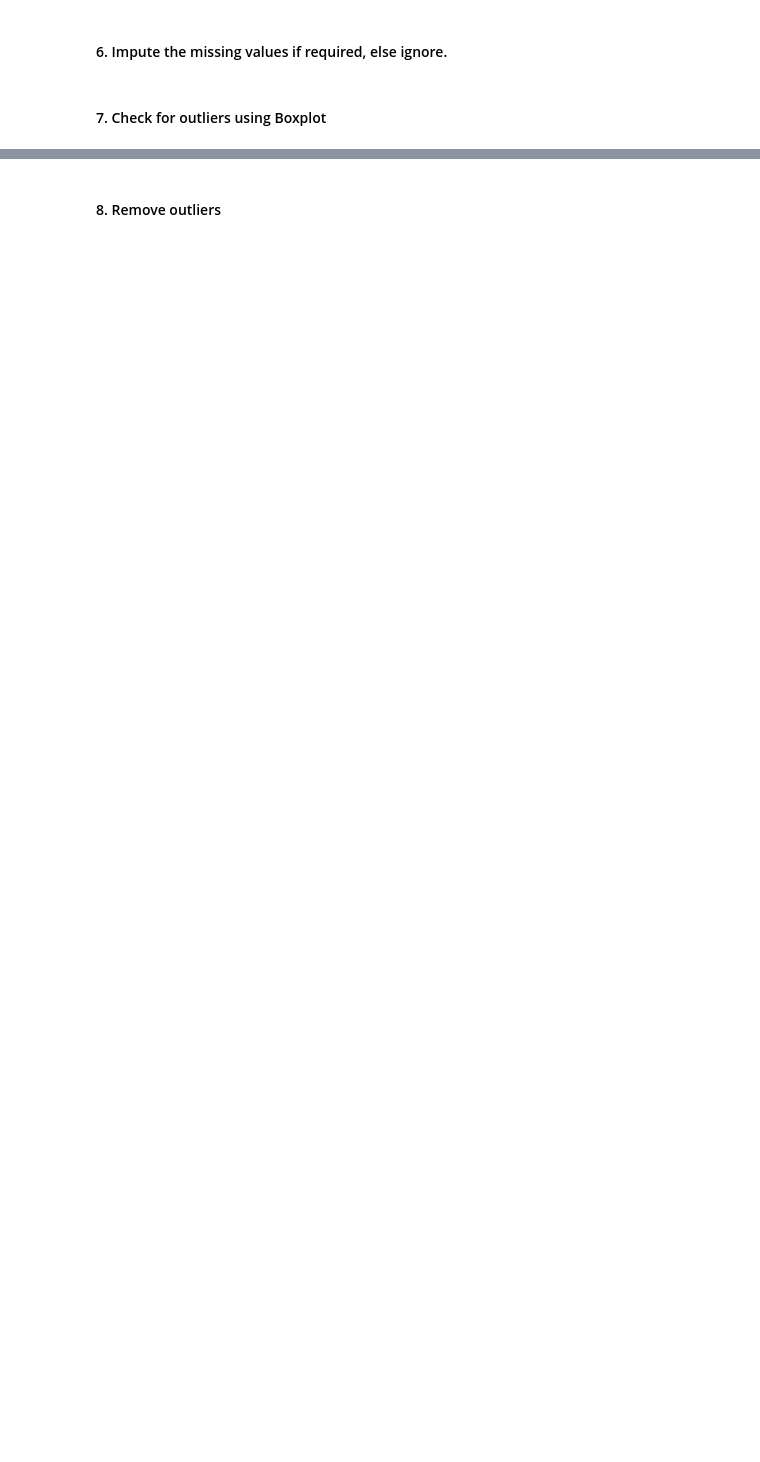
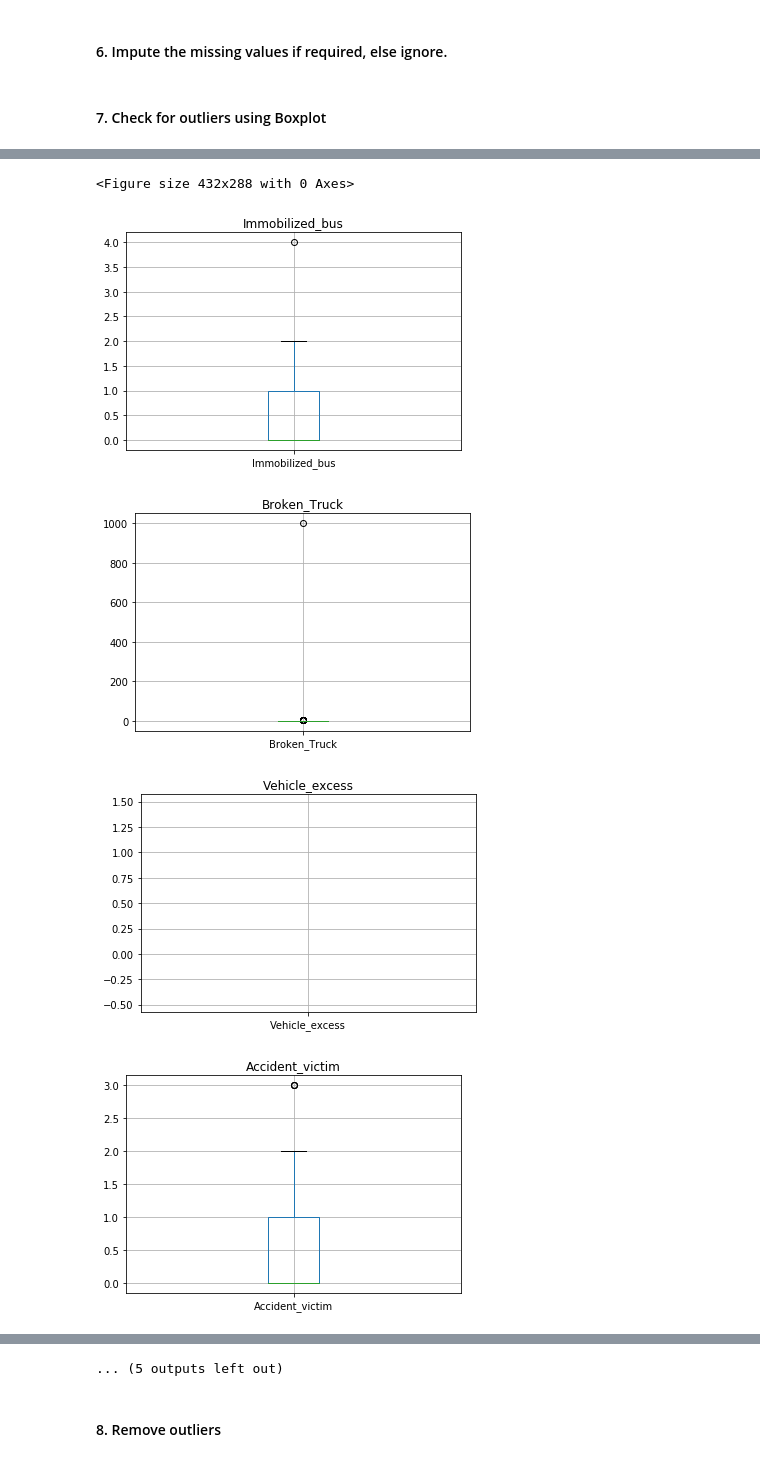
Before and after one commit to bhargavaapoorv/DataScienceOnTraffic, a Jupyter notebook: Feature Engg Project_Urban Traffic Prediction.ipynb, the cells around one changed output, grey strips where cells are left out. Cells and saved outputs as stored; diff of their text form; code cells hidden in the pictures; blank space fills up the shorter version.

```diff
--- a/Feature Engg Project_Urban Traffic Prediction.ipynb
+++ b/Feature Engg Project_Urban Traffic Prediction.ipynb
@@ -162,0 +196,70 @@ plt.figure()
+# %%
+df.boxplot(column=['Immobilized_bus'])
+plt.title('Immobilized_bus')
+plt.figure()
+
+boxplot = df.boxplot(column=['Broken_Truck'])
+plt.title('Broken_Truck')
+plt.figure()
+
+boxplot = df.boxplot(column=['Vehicle_excess'])
+plt.title('Vehicle_excess')
+plt.figure()
+
+boxplot = df.boxplot(column=['Accident_victim'])
+plt.title('Accident_victim')
+plt.figure()
+
+"""boxplot = df.boxplot(column=['Running_over'])
+plt.title('Running_over')
+plt.figure()"""
+
+boxplot = df.boxplot(column=['Fire_vehicles'])
+plt.title('Fire_vehicles')
+plt.figure()
+
+boxplot = df.boxplot(column=['Occurrence_involving_freight'])
+plt.title('Occurrence_involving_freight')
+plt.figure()
+
+boxplot = df.boxplot(column=['Incident_involving_dangerous_freight'])
+plt.title('Incident_involving_dangerous_freight')
+plt.figure()
+
+boxplot = df.boxplot(column=['Lack_of_electricity'])
+plt.title('Lack_of_electricity')
+plt.figure()
+
+boxplot = df.boxplot(column=['Fire'])
+plt.title('Fire')
+plt.figure()
+
+boxplot = df.boxplot(column=['Point_of_flooding'])
+plt.title('Point_of_flooding')
+plt.figure()
+
+boxplot = df.boxplot(column=['Manifestations'])
+plt.title('Manifestations')
+plt.figure()
+
+boxplot = df.boxplot(column=['Defect_in_the_network_of_trolleybuses'])
+plt.title('Defect_in_the_network_of_trolleybuses')
+plt.figure()
+
+boxplot = df.boxplot(column=['Tree_on_the_road'])
+plt.title('Tree_on_the_road')
+plt.figure()
+
+boxplot = df.boxplot(column=['Semaphore_off'])
+plt.title('Semaphore_off')
+plt.figure()
+
+boxplot = df.boxplot(column=['Intermittent_Semaphore'])
+plt.title('Intermittent_Semaphore')
+plt.figure()
+# %% [output]
+<Figure size 432x288 with 0 Axes>
+[figure, added]
+[figure, added]
+[figure, added]
+[figure, added]
@@ -163,2 +273,3 @@ plt.figure()
+... (5 outputs left out)
 # %% [markdown]
 #### 8. Remove outliers
```
Also changed, not shown: parts of 17 cells of this notebook.
